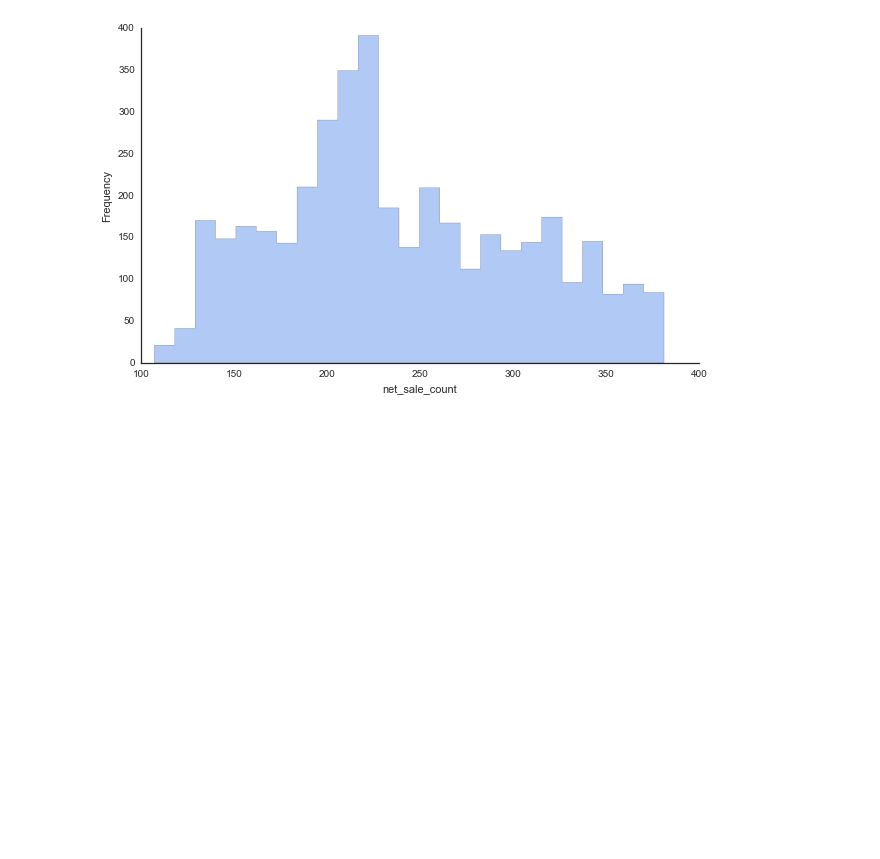
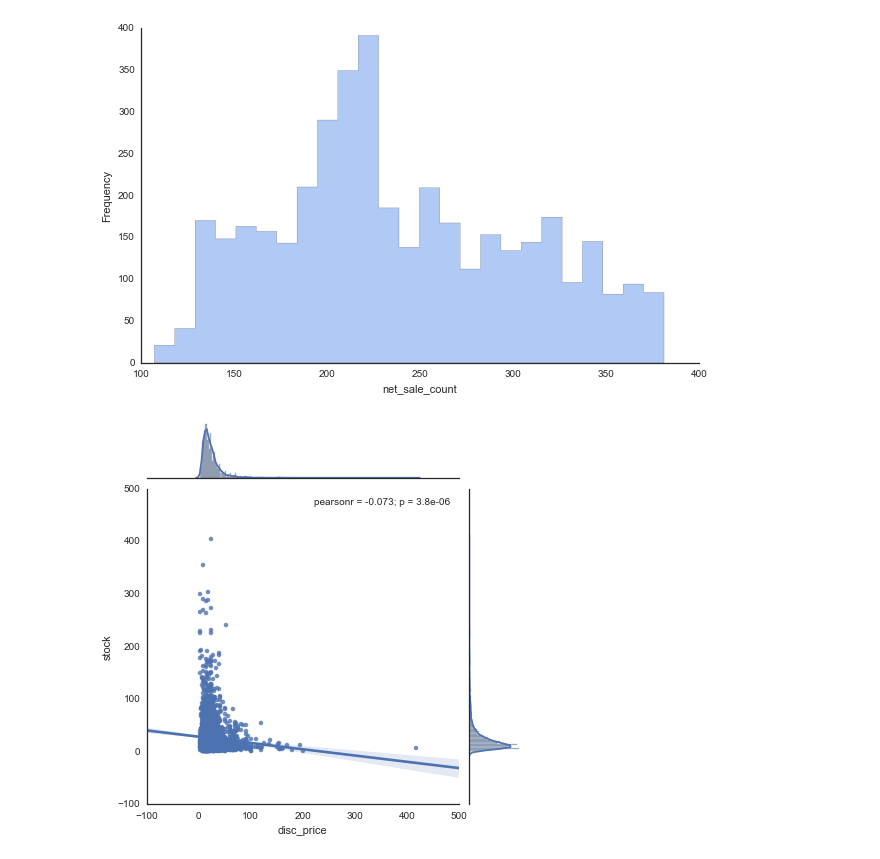
Before and after one commit to jthang/MachineLearningLab, a Jupyter notebook: pdt/lab_pdt.ipynb, the cells around one changed output. Saved outputs shown, nothing was run; the diff lists cells and outputs as text; code cells hidden in the pictures; blank space fills up the shorter version.

```diff
--- a/pdt/lab_pdt.ipynb
+++ b/pdt/lab_pdt.ipynb
@@ -153,3 +170,10 @@ plt.ylabel("Frequency")
 sns.despine();
 # %% [output]
 [figure]
+# %%
+data1 = "disc_price" #continuous
+data2 = "stock" #continuous
+
+sns.jointplot(data1, data2, df, kind="reg");
+# %% [output]
+[figure, added]
```
Also changed, not shown: parts of 4 cells of this notebook.
